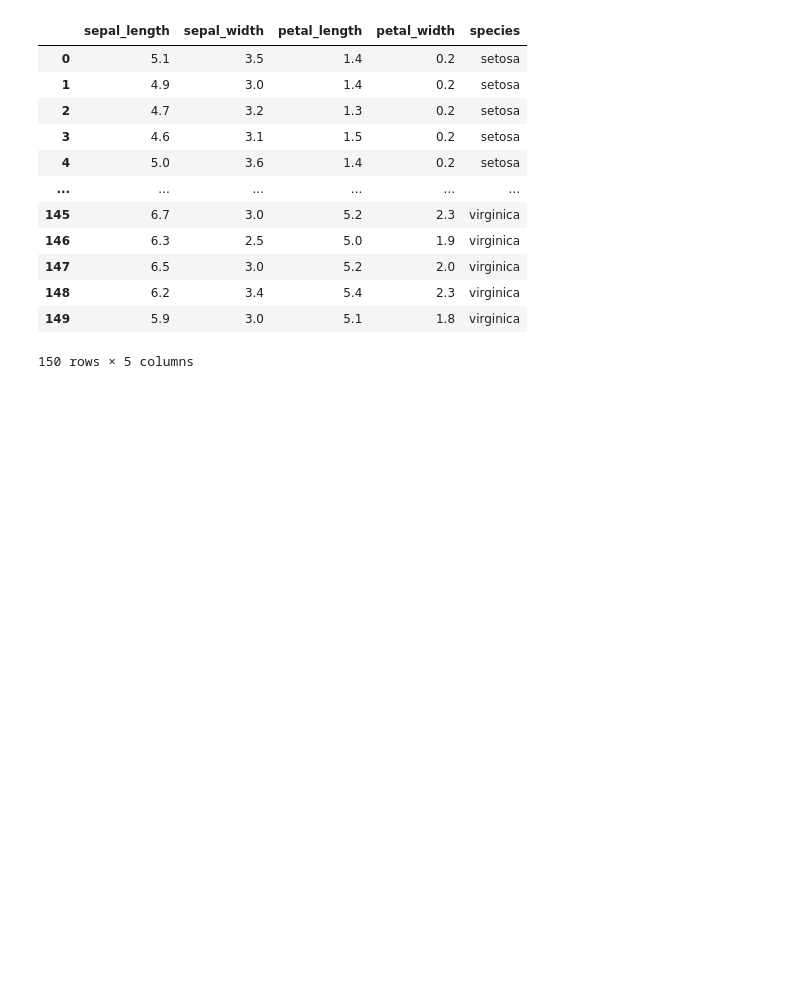
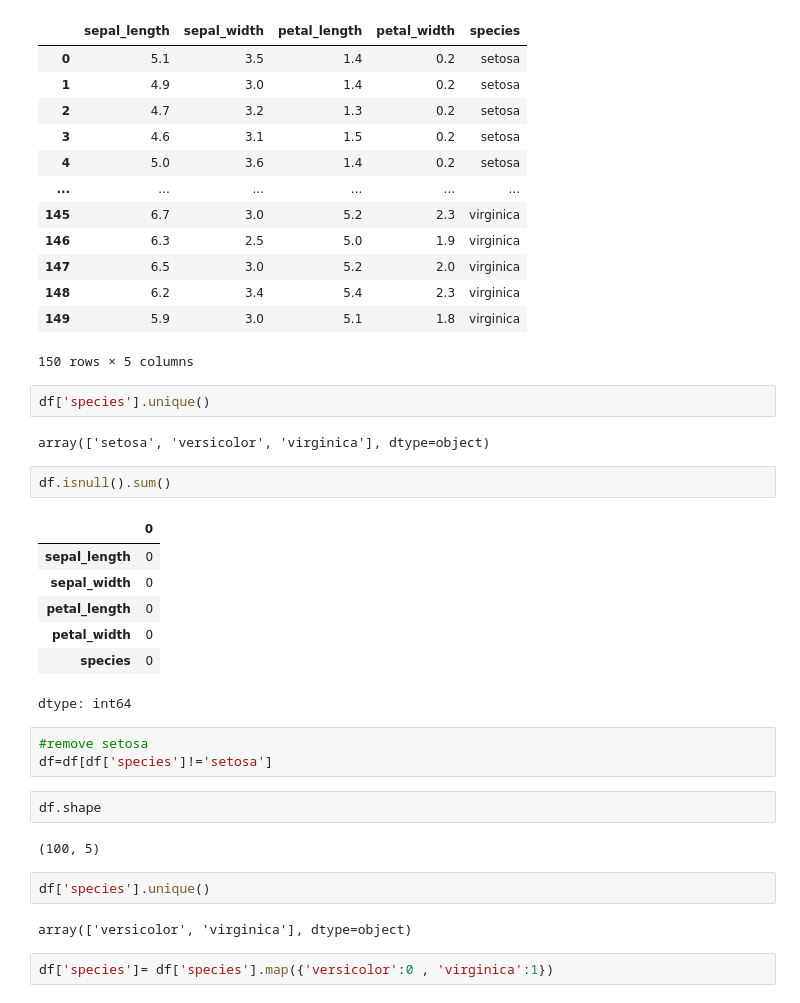
Before and after one commit to omshahu/ML_Practicals, a Jupyter notebook: Untitled4.ipynb, the cells around one changed output. Drawn from its saved outputs; the diff is of its cells as text; blank space fills up the shorter version.

```diff
--- a/Untitled4.ipynb
+++ b/Untitled4.ipynb
@@ -66,3 +66,30 @@ df
 | 148 | 6.2 | 3.4 | 5.4 | 2.3 | virginica |
 | 149 | 5.9 | 3.0 | 5.1 | 1.8 | virginica |
 150 rows × 5 columns
+# %%
+df['species'].unique()
+# %% [output]
+array(['setosa', 'versicolor', 'virginica'], dtype=object)
+# %%
+df.isnull().sum()
+# %% [output]
+|  | 0 |
+| sepal_length | 0 |
+| sepal_width | 0 |
+| petal_length | 0 |
+| petal_width | 0 |
+| species | 0 |
+dtype: int64
+# %%
+#remove setosa
+df=df[df['species']!='setosa']
+# %%
+df.shape
+# %% [output]
+(100, 5)
+# %%
+df['species'].unique()
+# %% [output]
+array(['versicolor', 'virginica'], dtype=object)
+# %%
+df['species']= df['species'].map({'versicolor':0 , 'virginica':1})
```
